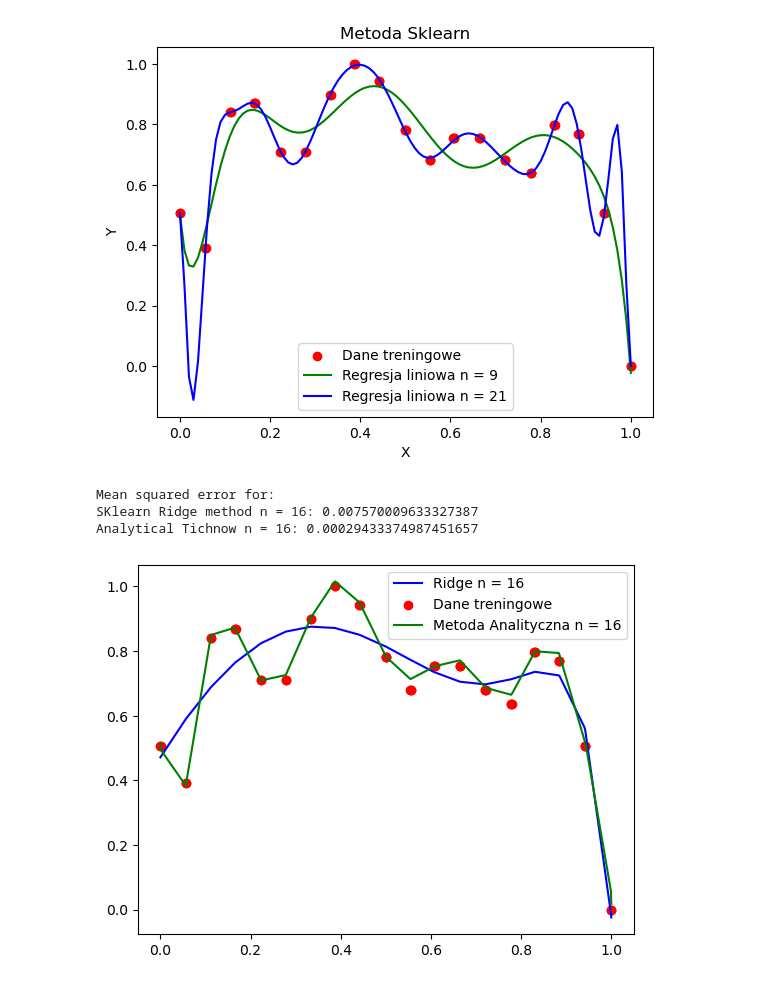
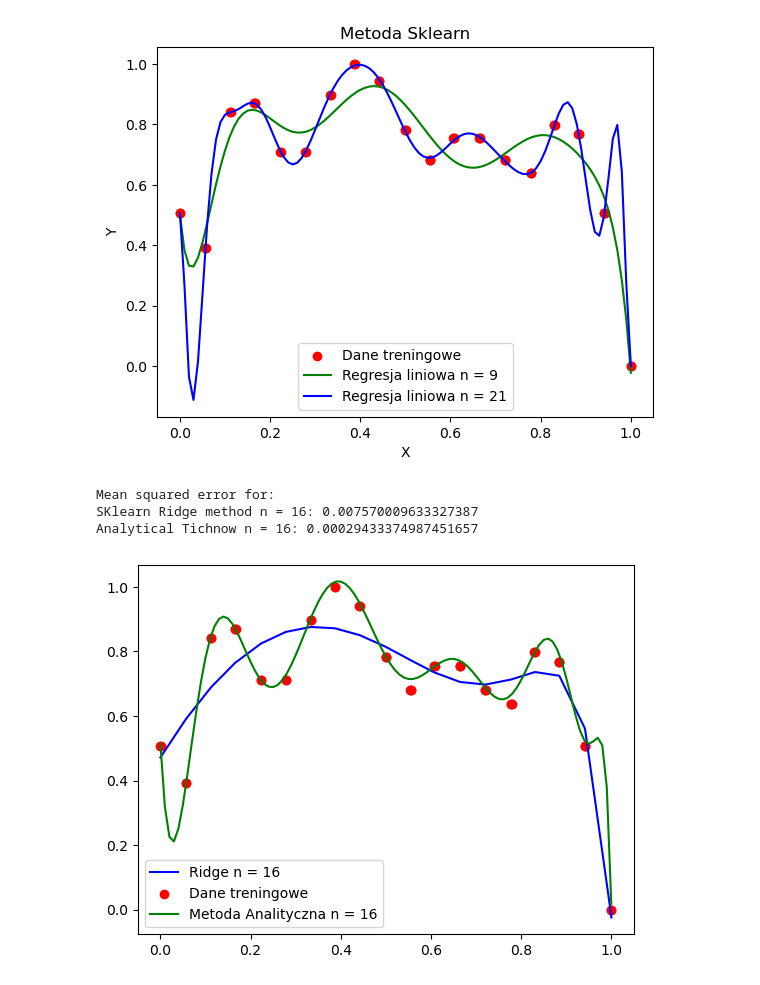
Before and after one commit to HaZhul/ML-models, a Jupyter notebook: PUM1/Lab1.ipynb, the cells around one changed output. Saved outputs shown, nothing was run; the diff lists cells and outputs as text; code cells hidden in the pictures.

```diff
--- a/PUM1/Lab1.ipynb
+++ b/PUM1/Lab1.ipynb
@@ -185,30 +199,38 @@ SKlearn method n = 21: 2.4383420351575383e-05
 # %%
 poly_16_1 = PolynomialFeatures(16, include_bias=True)
 XP_16_1 = poly_16_1.fit_transform(X_chosen)
 
+
+X_plot_16 = np.linspace(0, 1, 101).reshape(-1,1)
+XP_plot_16 = poly_16_1.transform(X_plot_16)
+
 lambda_16 = 100
 I = np.ones_like((XP_16_1.T @ XP_16_1))
+
 theta_16_1 = np.linalg.inv(XP_16_1.T @ XP_16_1 + lambda_16 * I) @ XP_16_1.T @ Y_chosen
-y_pred_16_1 = XP_16_1 @ theta_16_1
-mse16 = mean_squared_error(Y_chosen, y_pred_16_1)
+
+y_pred_16_1 = XP_plot_16 @ theta_16_1
+y_pred_16_1_mse = XP_16_1 @ theta_16_1
+
+mse16 = mean_squared_error(Y_chosen, y_pred_16_1_mse)
 
 
 
 
 ridge = Ridge(alpha=0.001)
 ridge.fit(XP_16_1, Y_chosen)
 y_pred_ridge = ridge.predict(XP_16_1)
 mse16R = mean_squared_error(Y_chosen, y_pred_ridge)
 
 
 
 plt.plot(X_chosen, y_pred_ridge, color='blue', label='Ridge n = 16')
 plt.scatter(X_chosen, Y_chosen, color='red', label='Dane treningowe')
-plt.plot(X_chosen, y_pred_16_1, color='green', label='Metoda Analityczna n = 16')
+plt.plot(X_plot_16, y_pred_16_1, color='green', label='Metoda Analityczna n = 16')
 plt.legend()
 print(f'Mean squared error for:\nSKlearn Ridge method n = 16: {mse16R}\nAnalytical Tichnow n = 16: {mse16}')
 # %% [output]
 Mean squared error for:
 SKlearn Ridge method n = 16: 0.007570009633327387
 Analytical Tichnow n = 16: 0.00029433374987451657
-[figure, old version]
+[figure, new version]
```
Also changed, not shown: parts of 5 cells of this notebook.
